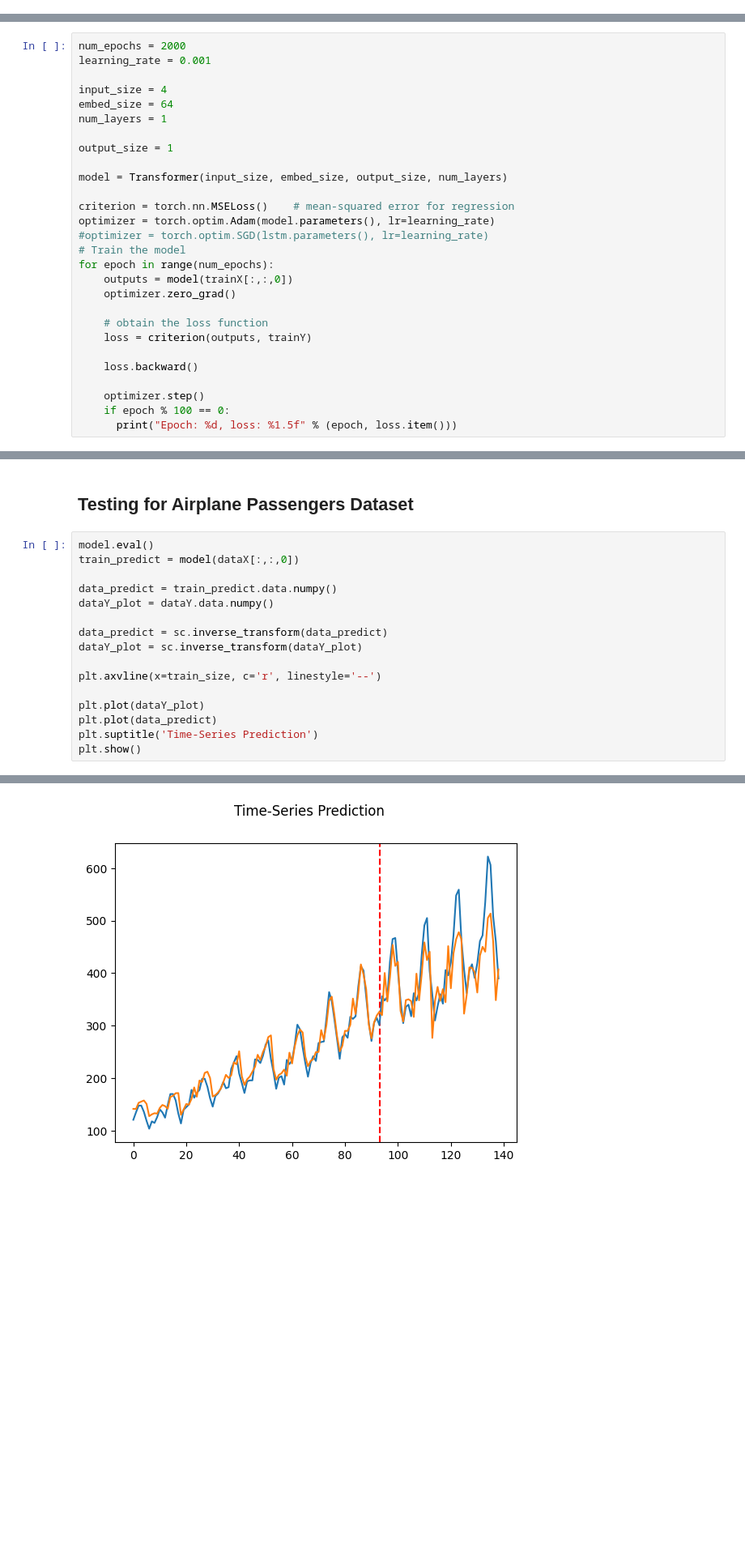
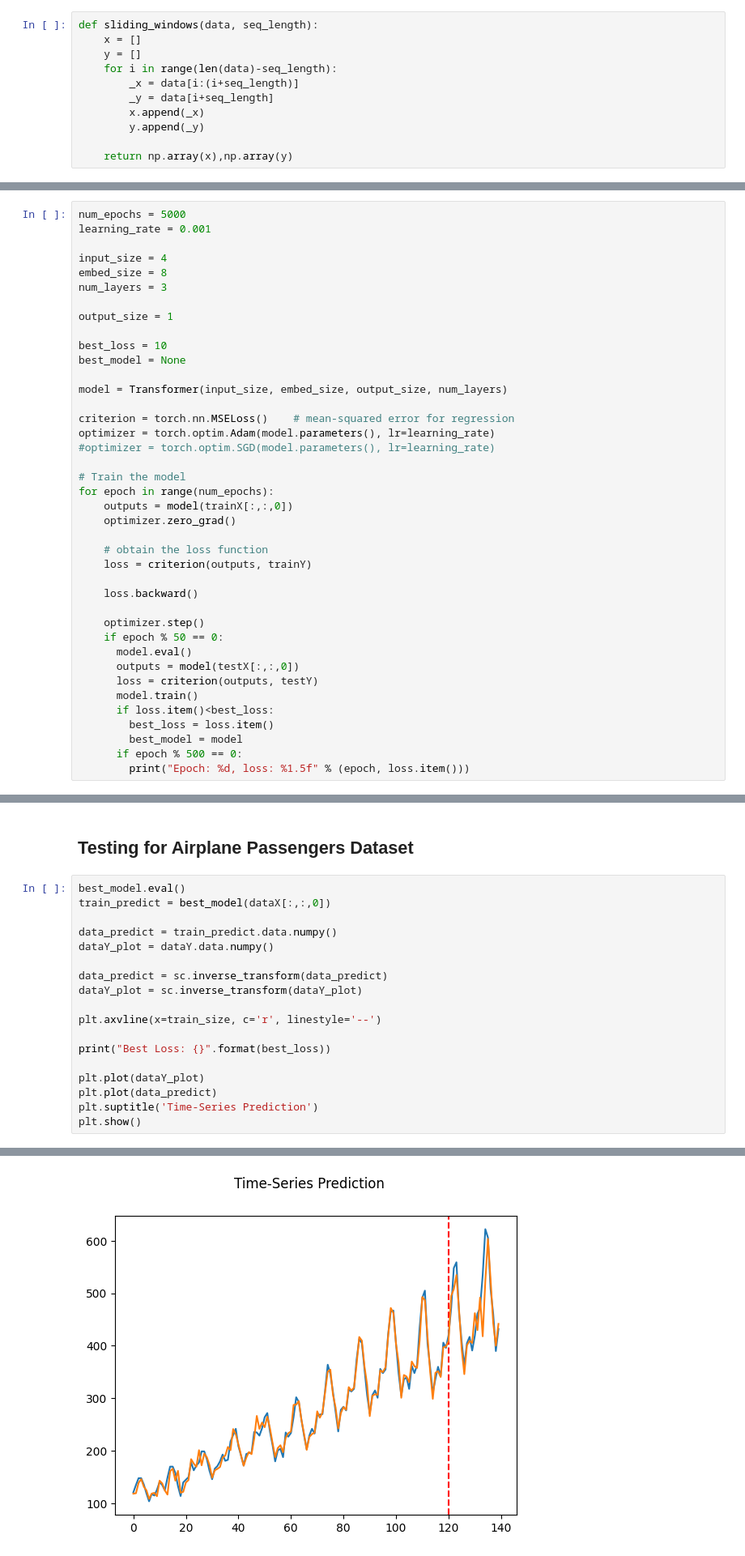
Before and after one commit to SLCFLAB/Fintech2024-2, a Jupyter notebook: DL_day10/10_2_Transformer.ipynb, the cells around one changed output, grey strips where cells are left out. Shown at 81% size. Saved outputs shown, nothing was run; the diff lists cells and outputs as text; blank space fills up the shorter version.

```diff
--- a/DL_day10/10_2_Transformer.ipynb
+++ b/DL_day10/10_2_Transformer.ipynb
@@ -65 +80,12 @@ plt.show()
+# %%
+def sliding_windows(data, seq_length):
+    x = []
+    y = []
+    for i in range(len(data)-seq_length):
+        _x = data[i:(i+seq_length)]
+        _y = data[i+seq_length]
+        x.append(_x)
+        y.append(_y)
+
+    return np.array(x),np.array(y)
 # %%
@@ -187,20 +170,24 @@ class LSTM(nn.Module):
 # %% [markdown]
 ## Training
 # %%
-num_epochs = 2000
+num_epochs = 5000
 learning_rate = 0.001
 
 input_size = 4
-embed_size = 64
-num_layers = 1
+embed_size = 8
+num_layers = 3
 
 output_size = 1
+
+best_loss = 10
+best_model = None
 
 model = Transformer(input_size, embed_size, output_size, num_layers)
 
 criterion = torch.nn.MSELoss()    # mean-squared error for regression
 optimizer = torch.optim.Adam(model.parameters(), lr=learning_rate)
-#optimizer = torch.optim.SGD(lstm.parameters(), lr=learning_rate)
+#optimizer = torch.optim.SGD(model.parameters(), lr=learning_rate)
+
 # Train the model
 for epoch in range(num_epochs):
     outputs = model(trainX[:,:,0])
@@ -212,6 +199,14 @@ for epoch in range(num_epochs):
     loss.backward()
 
     optimizer.step()
-    if epoch % 100 == 0:
-      print("Epoch: %d, loss: %1.5f" % (epoch, loss.item()))
+    if epoch % 50 == 0:
+      model.eval()
+      outputs = model(testX[:,:,0])
+      loss = criterion(outputs, testY)
+      model.train()
+      if loss.item()<best_loss:
+        best_loss = loss.item()
+        best_model = model
+      if epoch % 500 == 0:
+        print("Epoch: %d, loss: %1.5f" % (epoch, loss.item()))
 # %% [output]
@@ -288,8 +223,8 @@ Epoch: 1900, loss: 0.00170
 # %% [markdown]
 ## Testing for Airplane Passengers Dataset
 # %%
-model.eval()
-train_predict = model(dataX[:,:,0])
+best_model.eval()
+train_predict = best_model(dataX[:,:,0])
 
 data_predict = train_predict.data.numpy()
 dataY_plot = dataY.data.numpy()
@@ -299,6 +234,8 @@ dataY_plot = sc.inverse_transform(dataY_plot)
 
 plt.axvline(x=train_size, c='r', linestyle='--')
 
+print("Best Loss: {}".format(best_loss))
+
 plt.plot(dataY_plot)
 plt.plot(data_predict)
 plt.suptitle('Time-Series Prediction')
@@ -307 +245 @@ plt.show()
-[figure, old version]
+[figure, new version]
```
Also changed, not shown: parts of 13 cells of this notebook.
